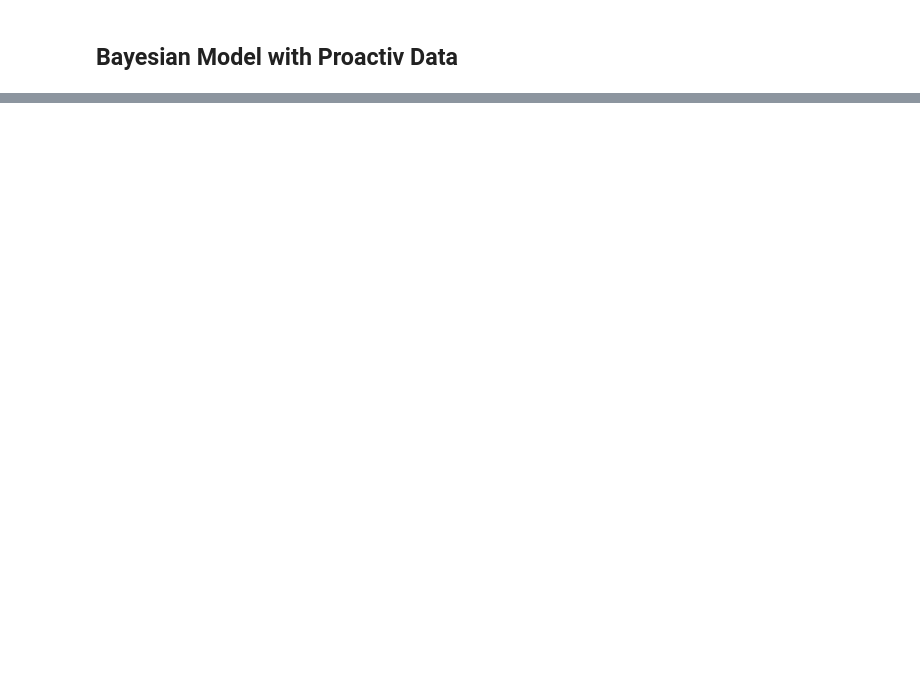
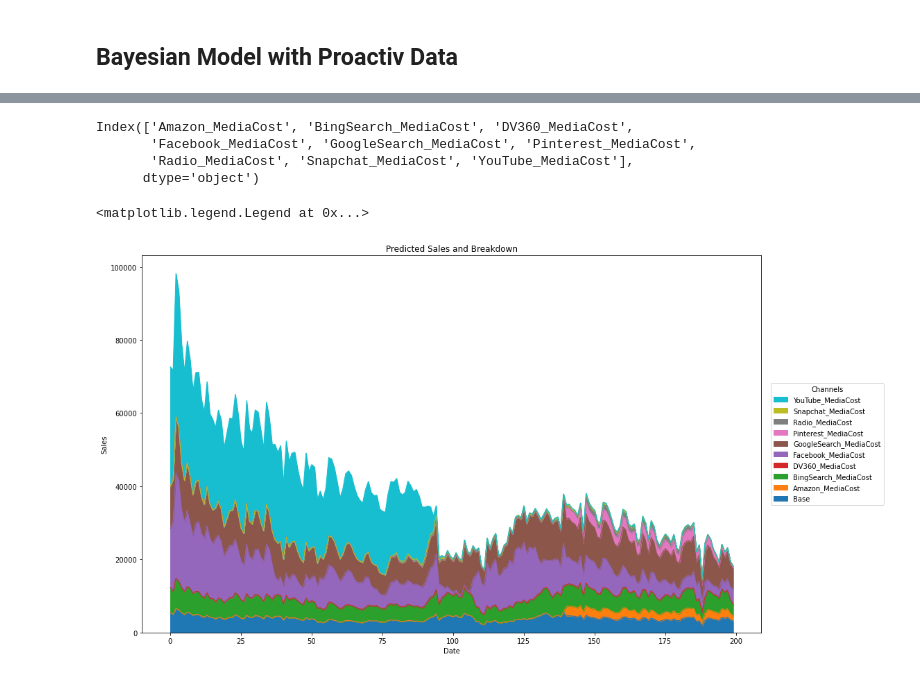
Before and after one commit to RSatyakaal/media_mix_model, a Jupyter notebook: Proactiv Bayesian Model.ipynb, the cells around one changed output, grey strips where cells are left out. Saved outputs shown, nothing was run; the diff lists cells and outputs as text; code cells hidden in the pictures; blank space fills up the shorter version.

```diff
--- a/Proactiv Bayesian Model.ipynb
+++ b/Proactiv Bayesian Model.ipynb
@@ -121,0 +123,29 @@ plt.legend()
+# %%
+X.columns
+# %% [output]
+Index(['Amazon_MediaCost', 'BingSearch_MediaCost', 'DV360_MediaCost',
+       'Facebook_MediaCost', 'GoogleSearch_MediaCost', 'Pinterest_MediaCost',
+       'Radio_MediaCost', 'Snapchat_MediaCost', 'YouTube_MediaCost'],
+      dtype='object')
+# %%
+def compute_mean(trace, channel):
+    return (trace
+            .posterior[f'contribution_{channel}']
+            .values
+            .reshape(4000, 200)
+            .mean(0)
+           )
+channels = X.columns.values
+unadj_contributions = pd.DataFrame(
+    {'Base': trace.posterior['base'].values.mean()},
+    index=X.index
+)
+for channel in channels:
+    unadj_contributions[channel] = compute_mean(trace, channel)
+adj_contributions = (unadj_contributions
+                     .div(unadj_contributions.sum(axis=1), axis=0)
+                     .mul(y, axis=0)
+                    )
+# %% [output]
+<matplotlib.legend.Legend at 0x...>
+[figure, added]
```
Also changed, not shown: parts of 11 cells of this notebook, 3 other files.
